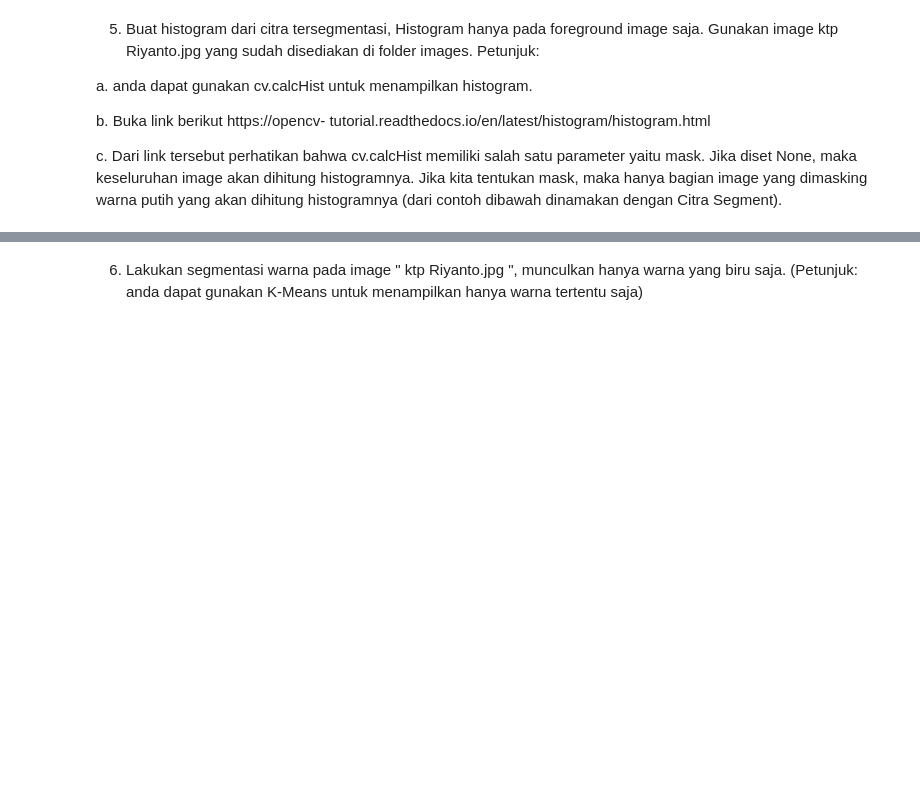
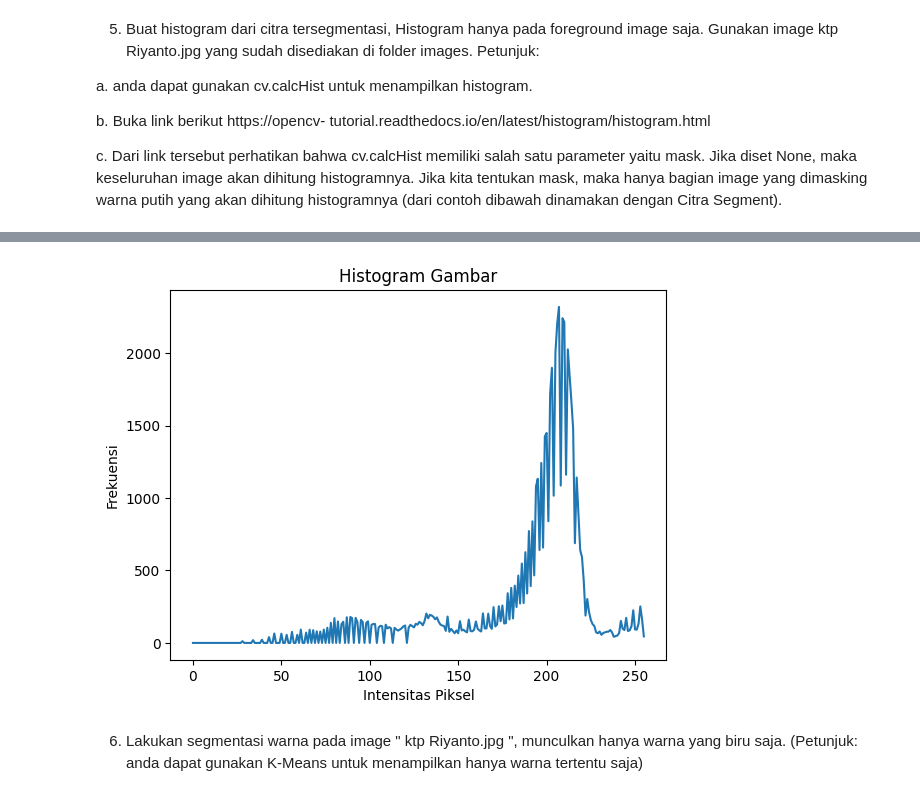
Before and after one commit to askholani/PCVK_1, a Jupyter notebook: week10.ipynb, the cells around one changed output, grey strips where cells are left out. Saved outputs shown, nothing was run; the diff lists cells and outputs as text; code cells hidden in the pictures; blank space fills up the shorter version.

```diff
--- a/week10.ipynb
+++ b/week10.ipynb
@@ -307,3 +259,22 @@ for i,col in enumerate(color):
+# %%
+import cv2
+import numpy as np
+import matplotlib.pyplot as plt
+
+# Baca gambar
+img = cv2.imread('/content/drive/MyDrive/content/Images/ktp.png', 0)
+
+# Hitung histogram gambar
+hist = cv2.calcHist([img], [0], None, [256], [0, 256])
+
+# Tampilkan histogram
+plt.plot(hist)
+plt.title('Histogram Gambar')
+plt.xlabel('Intensitas Piksel')
+plt.ylabel('Frekuensi')
+plt.show()
+# %% [output]
+[figure, added]
 # %% [markdown]
 6. Lakukan segmentasi warna pada image " ktp Riyanto.jpg ", munculkan hanya warna
 yang biru saja. (Petunjuk: anda dapat gunakan K-Means untuk menampilkan hanya
```
Also changed, not shown: parts of 9 cells of this notebook.
